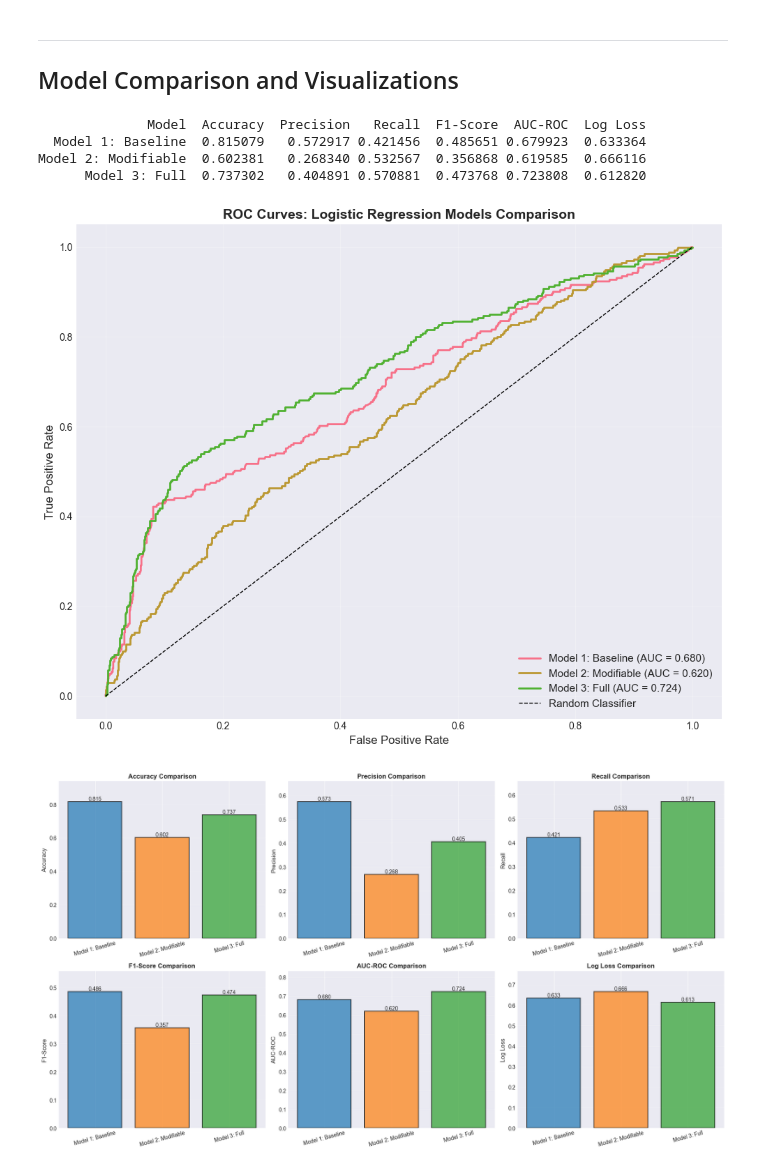
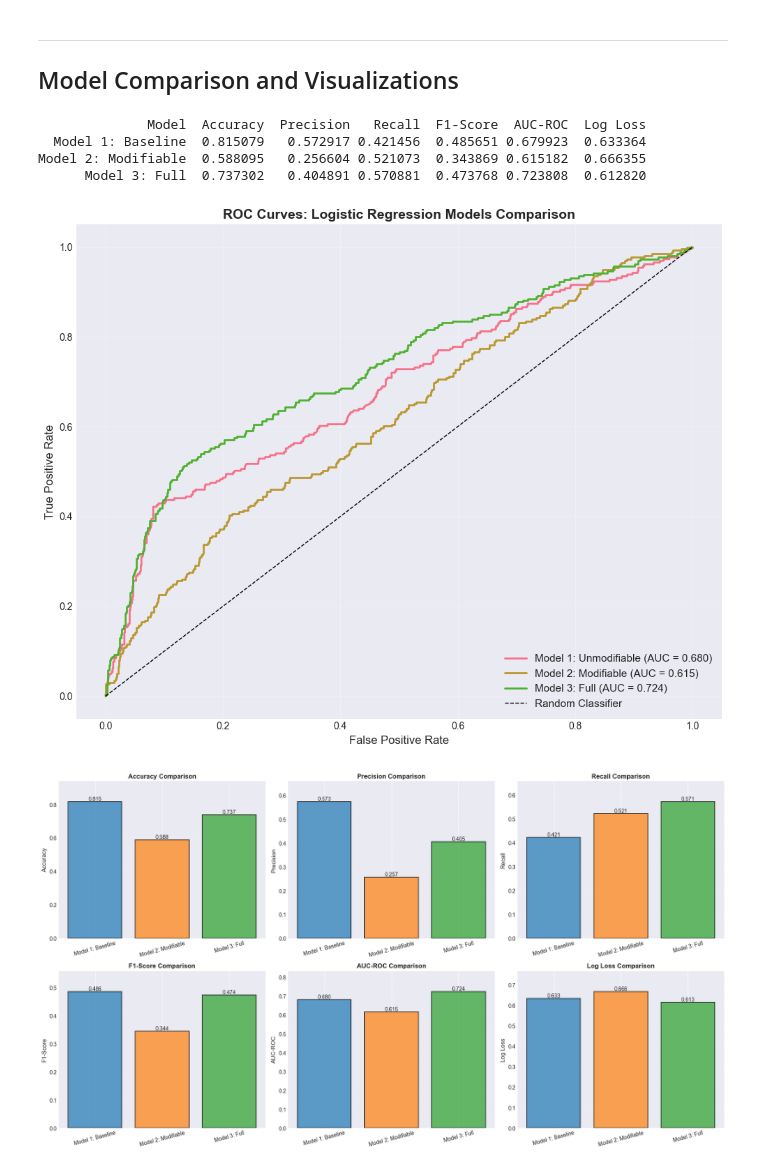
Before and after one commit to SatrunsDream/Workload-effect-on-pitcher-injury, a Jupyter notebook: Logistic_Regression.ipynb, the cells around one changed output. Drawn from its saved outputs; the diff is of its cells as text; code cells hidden in the pictures.

Commit message:
graphs

```diff
--- a/Logistic_Regression.ipynb
+++ b/Logistic_Regression.ipynb
@@ -321,29 +333,53 @@ grid_search = GridSearchCV(
 
 grid_search.fit(X2_train_scaled, y_train)
 
-# Best model
-model2 = grid_search.best_estimator_
+# Get best Elastic Net model for feature selection
+elastic_net_best = grid_search.best_estimator_
 
-print(f"\nBest parameters:")
+print(f"\nBest Elastic Net parameters:")
 print(f"  C: {grid_search.best_params_['C']}")
 print(f"  l1_ratio: {grid_search.best_params_['l1_ratio']}")
 print(f"  Best CV score: {grid_search.best_score_:.4f}")
 
+# Extract selected features (non-zero coefficients)
+selected_features_mask = np.abs(elastic_net_best.coef_[0]) > 1e-6
+selected_feature_indices = np.where(selected_features_mask)[0]
+selected_feature_names = X2.columns[selected_feature_indices].tolist()
+n_selected = len(selected_feature_indices)
+
+print(f"\nFeatures selected by Elastic Net: {n_selected} / {X2.shape[1]} ({100*n_selected/X2.shape[1]:.1f}%)")
+
+
+# Prepare data with only selected features
+X2_selected_train = X2_train.iloc[:, selected_feature_indices]
+X2_selected_test = X2_test.iloc[:, selected_feature_indices]
+
+# Standardize selected features
+scaler2_selected = StandardScaler()
+X2_selected_train_scaled = scaler2_selected.fit_transform(X2_selected_train)
+X2_selected_test_scaled = scaler2_selected.transform(X2_selected_test)
+
+# Fit regular Logistic Regression on selected features
+model2 = LogisticRegression(random_state=42, max_iter=1000, class_weight='balanced')
+model2.fit(X2_selected_train_scaled, y_train)
+
 # Predictions
-y2_pred = model2.predict(X2_test_scaled)
-y2_pred_proba = model2.predict_proba(X2_test_scaled)[:, 1]
+y2_pred = model2.predict(X2_selected_test_scaled)
+y2_pred_proba = model2.predict_proba(X2_selected_test_scaled)[:, 1]
 
 # Metrics
-# y: {accuracy_score(y_test, y2_pred):.4f}")
+print(f"\nAccuracy: {accuracy_score(y_test, y2_pred):.4f}")
 print(f"Precision: {precision_score(y_test, y2_pred):.4f}")
 print(f"Recall: {recall_score(y_test, y2_pred):.4f}")
 print(f"F1-Score: {f1_score(y_test, y2_pred):.4f}")
 print(f"AUC-ROC: {roc_auc_score(y_test, y2_pred_proba):.4f}")
 print(f"Log Loss: {log_loss(y_test, y2_pred_proba):.4f}")
 
-# Count selected features (non-zero coefficients)
-n_selected = np.sum(np.abs(model2.coef_[0]) > 1e-6)
-print(f"\nFeatures selected by Elastic Net: {n_selected} / {X2.shape[1]} ({100*n_selected/X2.shape[1]:.1f}%)")
+# Cross-validation on final model
+cv_scores = cross_val_score(model2, X2_selected_train_scaled, y_train,
+                            cv=StratifiedKFold(n_splits=5, shuffle=True, random_state=42),
+                            scoring='roc_auc')
+print(f"\n5-Fold CV AUC-ROC: {cv_scores.mean():.4f} (+/- {cv_scores.std() * 2:.4f})")
 # %% [output]
 Total modifiable features available: 47
 Total features after encoding: 47
@@ -607,32 +643,32 @@ print(comparison_df.to_string(index=False))
 # %% [output]
               Model  Accuracy  Precision   Recall  F1-Score  AUC-ROC  Log Loss
   Model 1: Baseline  0.815079   0.572917 0.421456  0.485651 0.679923  0.633364
-Model 2: Modifiable  0.602381   0.268340 0.532567  0.356868 0.619585  0.666116
+Model 2: Modifiable  0.588095   0.256604 0.521073  0.343869 0.615182  0.666355
       Model 3: Full  0.737302   0.404891 0.570881  0.473768 0.723808  0.612820
 # %%
 # Visualization 1: ROC Curves Comparison
 fig, ax = plt.subplots(figsize=(10, 8))
 
 # Calculate ROC curves for all models
 fpr1, tpr1, _ = roc_curve(model1_results['y_test'], model1_results['y_pred_proba'])
 fpr2, tpr2, _ = roc_curve(model2_results['y_test'], model2_results['y_pred_proba'])
 fpr3, tpr3, _ = roc_curve(model3_results['y_test'], model3_results['y_pred_proba'])
 
 # Plot ROC curves
-ax.plot(fpr1, tpr1, label=f"Model 1: Baseline (AUC = {model1_results['auc_roc']:.3f})", linewidth=2)
+ax.plot(fpr1, tpr1, label=f"Model 1: Unmodifiable (AUC = {model1_results['auc_roc']:.3f})", linewidth=2)
 ax.plot(fpr2, tpr2, label=f"Model 2: Modifiable (AUC = {model2_results['auc_roc']:.3f})", linewidth=2)
 ax.plot(fpr3, tpr3, label=f"Model 3: Full (AUC = {model3_results['auc_roc']:.3f})", linewidth=2)
 ax.plot([0, 1], [0, 1], 'k--', label='Random Classifier', linewidth=1)
 
 ax.set_xlabel('False Positive Rate', fontsize=12)
 ax.set_ylabel('True Positive Rate', fontsize=12)
 ax.set_title('ROC Curves: Logistic Regression Models Comparison', fontsize=14, fontweight='bold')
 ax.legend(loc='lower right', fontsize=11)
 ax.grid(alpha=0.3)
 plt.tight_layout()
 plt.show()
 # %% [output]
-[figure, old version]
+[figure, new version]
 # %%
 # Visualization 2: Performance Metrics Comparison
 fig, axes = plt.subplots(2, 3, figsize=(18, 10))
@@ -663,7 +699,7 @@ for i, metric in enumerate(metrics):
 plt.tight_layout()
 plt.show()
 # %% [output]
-[figure, old version]
+[figure, new version]
 # %%
 # Visualization 3: Confusion Matrices
 fig, axes = plt.subplots(1, 3, figsize=(18, 5))
```
Also changed, not shown: parts of 11 cells of this notebook, 1 other file.
